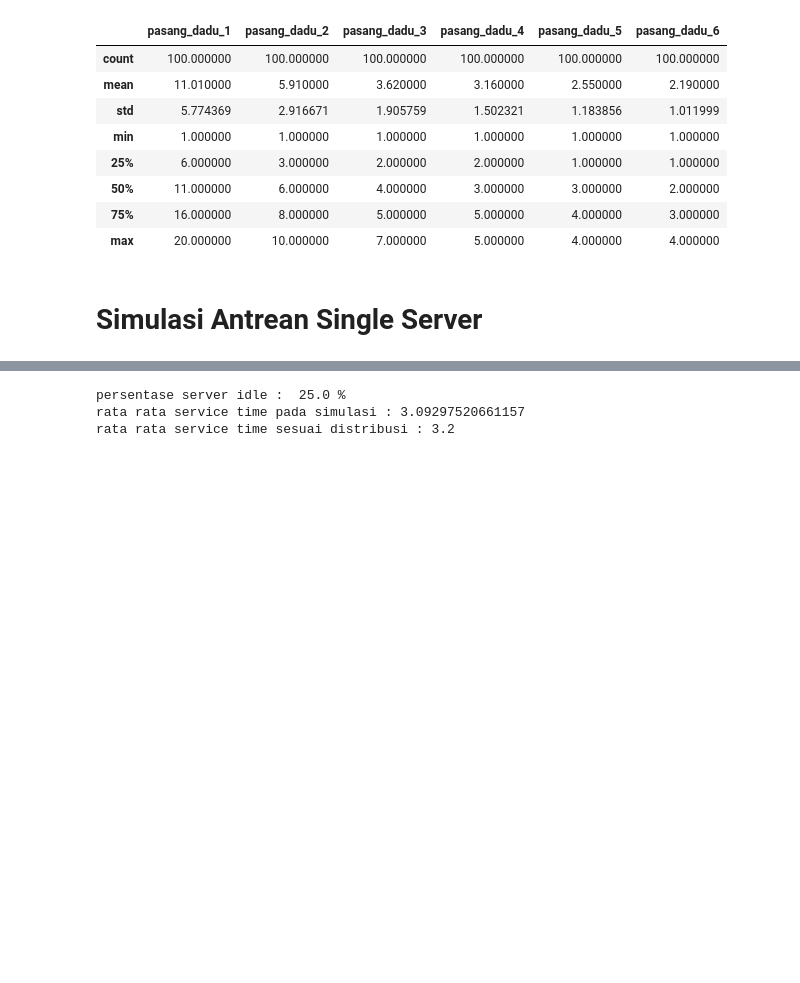
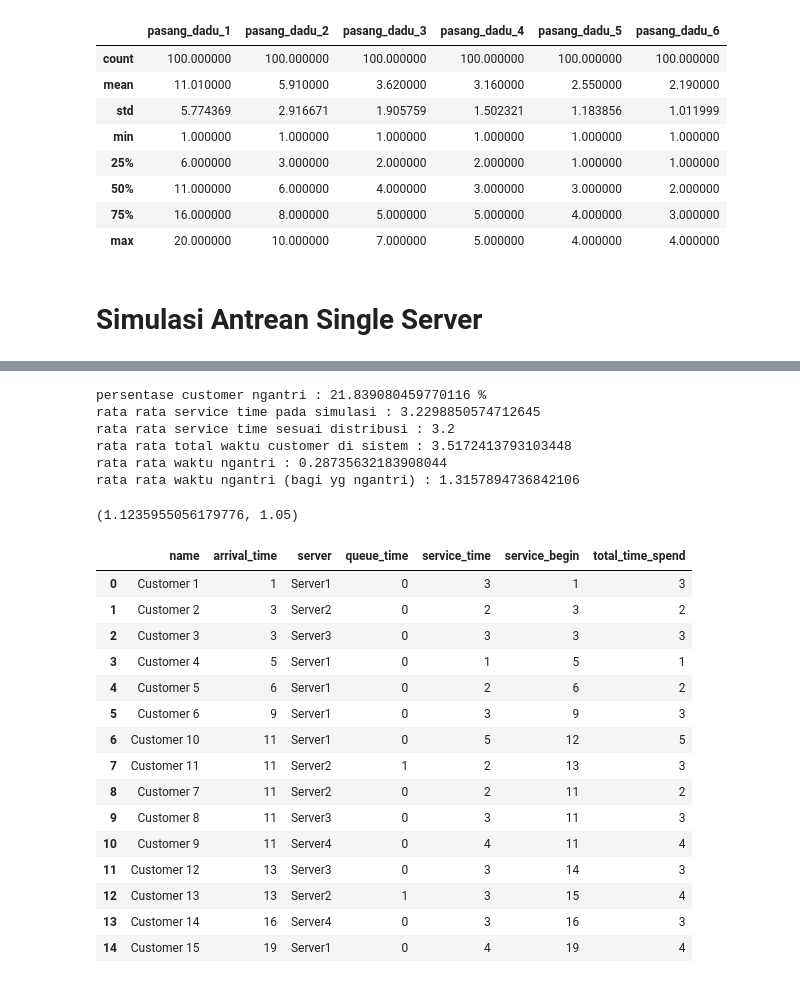
Before and after one commit to yunama47/tugas-pemodelan-simulasi, a Jupyter notebook: notebook.ipynb, the cells around one changed output, grey strips where cells are left out. Cells and saved outputs as stored; diff of their text form; code cells hidden in the pictures; blank space fills up the shorter version.

```diff
--- a/notebook.ipynb
+++ b/notebook.ipynb
@@ -132,10 +164,41 @@ plt.show()
 from simulasi_antrean import  avg_distribution
 
 print(
-    "persentase server idle : ",simulator.idle_time / simulator.max_minute * 100, "%",
+    "\npersentase customer ngantri :", sum(customers_df.queue_time > 0) / len(customers_df) * 100,"%",
     "\nrata rata service time pada simulasi :",customers_df.service_time.mean(),
-    "\nrata rata service time sesuai distribusi :",avg_distribution(distribusi))
+    "\nrata rata service time sesuai distribusi :",avg_distribution(distribution1),
+    "\nrata rata total waktu customer di sistem :",customers_df['total_time_spend'].mean(),
+    "\nrata rata waktu ngantri :",customers_df.queue_time.mean(),
+    "\nrata rata waktu ngantri (bagi yg ngantri) :", customers_df.loc[customers_df.queue_time > 0, "queue_time"].mean(),
+)
 # %% [output]
-persentase server idle :  25.0 %
-rata rata service time pada simulasi : 3.09297520661157
+persentase customer ngantri : 21.839080459770116 %
+rata rata service time pada simulasi : 3.2298850574712645
 rata rata service time sesuai distribusi : 3.2
+rata rata total waktu customer di sistem : 3.5172413793103448
+rata rata waktu ngantri : 0.28735632183908044
+rata rata waktu ngantri (bagi yg ngantri) : 1.3157894736842106
+# %%
+np.mean(simulator.interarivals), avg_distribution(distribution3)
+# %% [output]
+(1.1235955056179776, 1.05)
+# %%
+tabel = customers_df.sort_values(by=['arrival_time', 'name']).reset_index(drop=True)
+tabel.head(15)
+# %% [output]
+|  | name | arrival_time | server | queue_time | service_time | service_begin | total_time_spend |
+| 0 | Customer 1 | 1 | Server1 | 0 | 3 | 1 | 3 |
+| 1 | Customer 2 | 3 | Server2 | 0 | 2 | 3 | 2 |
+| 2 | Customer 3 | 3 | Server3 | 0 | 3 | 3 | 3 |
+| 3 | Customer 4 | 5 | Server1 | 0 | 1 | 5 | 1 |
+| 4 | Customer 5 | 6 | Server1 | 0 | 2 | 6 | 2 |
+| 5 | Customer 6 | 9 | Server1 | 0 | 3 | 9 | 3 |
+| 6 | Customer 10 | 11 | Server1 | 0 | 5 | 12 | 5 |
+| 7 | Customer 11 | 11 | Server2 | 1 | 2 | 13 | 3 |
+| 8 | Customer 7 | 11 | Server2 | 0 | 2 | 11 | 2 |
+| 9 | Customer 8 | 11 | Server3 | 0 | 3 | 11 | 3 |
+| 10 | Customer 9 | 11 | Server4 | 0 | 4 | 11 | 4 |
+| 11 | Customer 12 | 13 | Server3 | 0 | 3 | 14 | 3 |
+| 12 | Customer 13 | 13 | Server2 | 1 | 3 | 15 | 4 |
+| 13 | Customer 14 | 16 | Server4 | 0 | 3 | 16 | 3 |
+| 14 | Customer 15 | 19 | Server1 | 0 | 4 | 19 | 4 |
```
Also changed, not shown: parts of 4 cells of this notebook, 2 other files.
